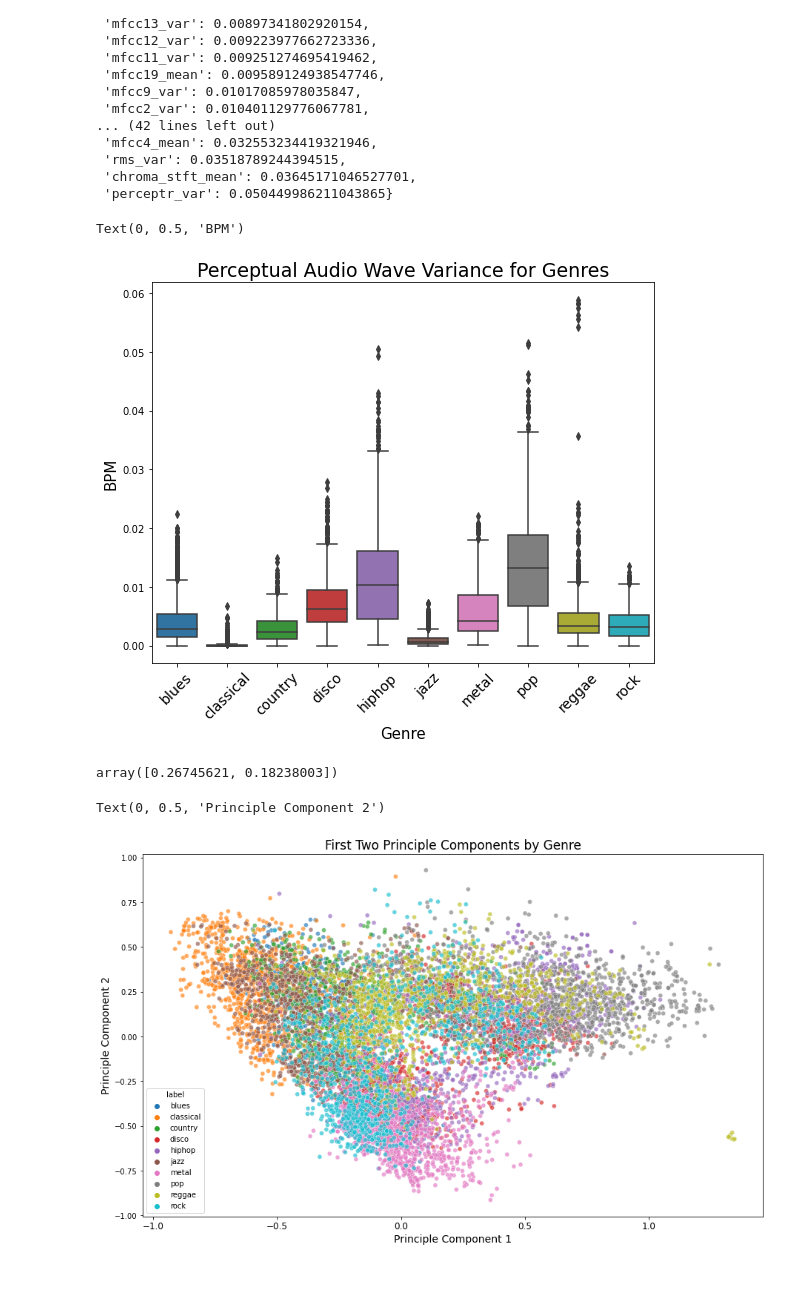
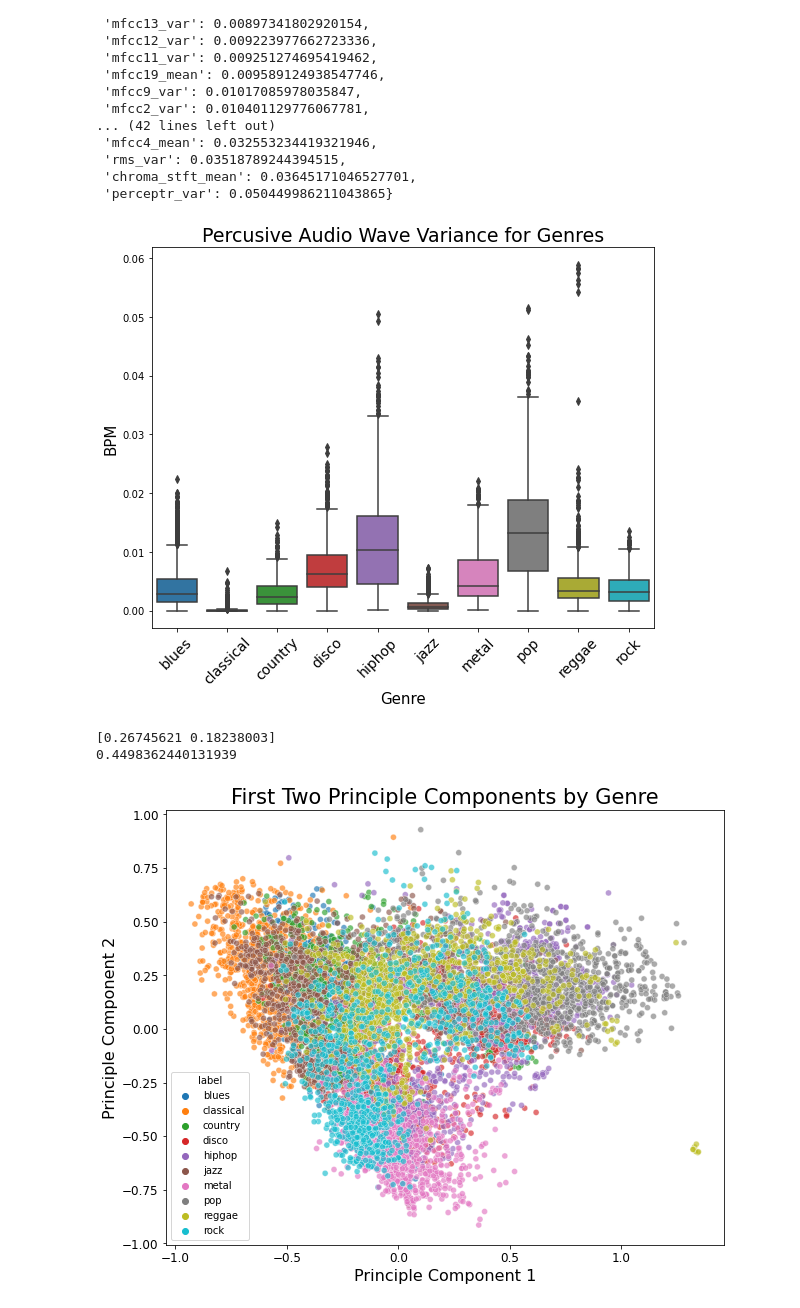
Before and after one commit to willryan1/Music-Genre-Classification, a Jupyter notebook: notebooks/visualizations.ipynb, the cells around one changed output. Cells and saved outputs as stored; diff of their text form; code cells hidden in the pictures; blank space fills up the shorter version.

```diff
--- a/notebooks/visualizations.ipynb
+++ b/notebooks/visualizations.ipynb
@@ -122,15 +123,14 @@ most_imp = df[['perceptr_var', 'label']]
 fig, ax = plt.subplots(figsize=(9, 7))
 sns.boxplot(data = most_imp, x = 'label', y = 'perceptr_var')
 
-plt.title('Perceptual Audio Wave Variance for Genres', fontsize = 19)
+plt.title('Percusive Audio Wave Variance for Genres', fontsize = 19)
 plt.xticks(fontsize = 14, rotation = 45)
 plt.yticks(fontsize = 10)
 plt.xlabel("Genre", fontsize = 15)
 plt.ylabel("BPM", fontsize = 15)
-#plt.savefig("BPM Boxplot.jpg")
+plt.savefig("PercusiveBoxplot.jpg")
 # %% [output]
-Text(0, 0.5, 'BPM')
-[figure, old version]
+[figure, new version]
 # %%
 y = df['label']
 X = df.iloc[:, 1:-1]
@@ -146,21 +146,23 @@ pca_comps = pca.fit_transform(X)
 
 vis_df = pd.DataFrame(data = pca_comps, columns = ['Principle Component 1', 'Principle Component 2'])
 vis_df = pd.concat([vis_df, y], axis = 1)
-pca.explained_variance_ratio_
+print(pca.explained_variance_ratio_)
+print(sum(pca.explained_variance_ratio_))
 # %% [output]
-array([0.26745621, 0.18238003])
+[0.26745621 0.18238003]
+0.4498362440131939
 # %%
-fig, ax = plt.subplots(figsize=(15, 9))
+fig, ax = plt.subplots(figsize=(10, 8))
 sns.scatterplot(x = 'Principle Component 1', y = 'Principle Component 2', data = vis_df, hue = 'label', alpha = 0.65)
 
-plt.title('First Two Principle Components by Genre', fontsize = 17)
+plt.title('First Two Principle Components by Genre', fontsize = 21)
 plt.xticks(fontsize = 12)
-plt.yticks(fontsize = 10)
-plt.xlabel('Principle Component 1', fontsize = 14)
-plt.ylabel('Principle Component 2', fontsize = 14)
+plt.yticks(fontsize = 12)
+plt.xlabel('Principle Component 1', fontsize = 16)
+plt.ylabel('Principle Component 2', fontsize = 16)
+plt.savefig("pca.jpg")
 # %% [output]
-Text(0, 0.5, 'Principle Component 2')
-[figure, old version]
+[figure, new version]
 # %%
 import librosa
 
```
Also changed, not shown: parts of 3 cells of this notebook, 6 other files.
